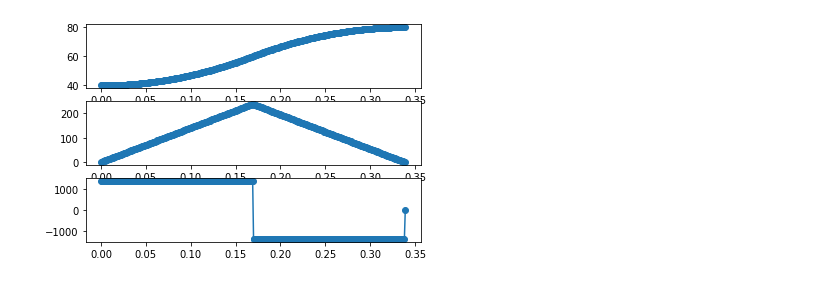
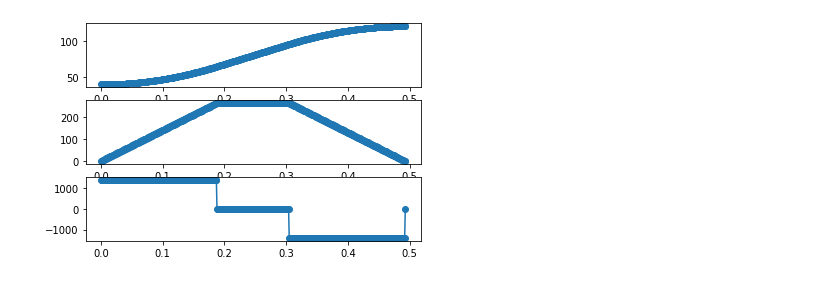
Before and after one commit to szmlb/tvpp, a Jupyter notebook: tvpp_notebook.ipynb, the cells around one changed output. Cells and saved outputs as stored; diff of their text form; code cells hidden in the pictures.

```diff
--- a/tvpp_notebook.ipynb
+++ b/tvpp_notebook.ipynb
@@ -24,21 +24,22 @@ amax[5] = 5000.0 * DEG2RAD
 
 _tvpp = tvpp.TrapezoidalVelocityProfilePlanner(dof, ts, vmax, amax)
 # %%
-# example 1: single-axis single-motion TVPP
+# example 1.1: single-axis single-motion TVPP
 q0 = 40.0 * DEG2RAD
-qn = 80.0 * DEG2RAD
+qn = 120.0 * DEG2RAD
+
 tdata, qdata, vdata, adata = _tvpp.getSingleAxisSingleMotionProfile(0, q0, qn)
 qdata = np.array(qdata) / DEG2RAD
 vdata = np.array(vdata) / DEG2RAD
 adata = np.array(adata) / DEG2RAD
 
 plt.figure()
 plt.subplot(3, 1, 1)
 plt.plot(tdata, qdata, '-o')
 plt.subplot(3, 1, 2)
 plt.plot(tdata, vdata, '-o')
 plt.subplot(3, 1, 3)
 plt.plot(tdata, adata, '-o')
 plt.show()
 # %% [output]
-[figure, old version]
+[figure, new version]
```
Also changed, not shown: parts of 7 cells of this notebook.
